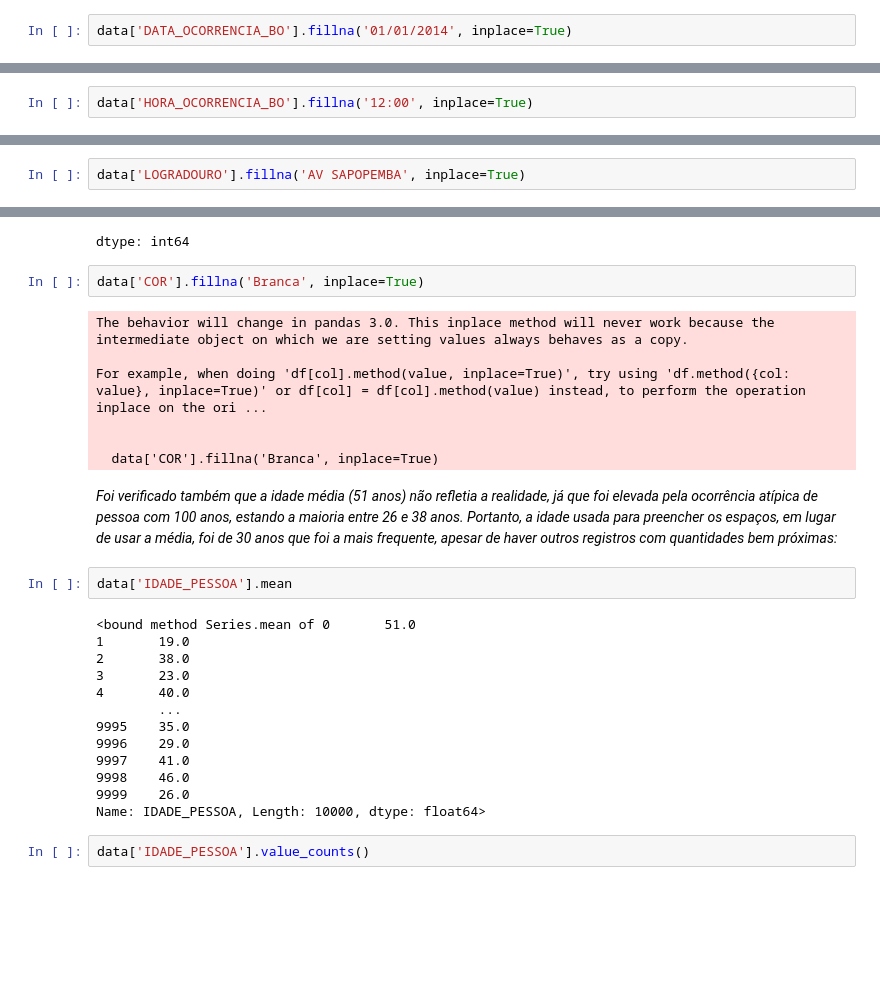
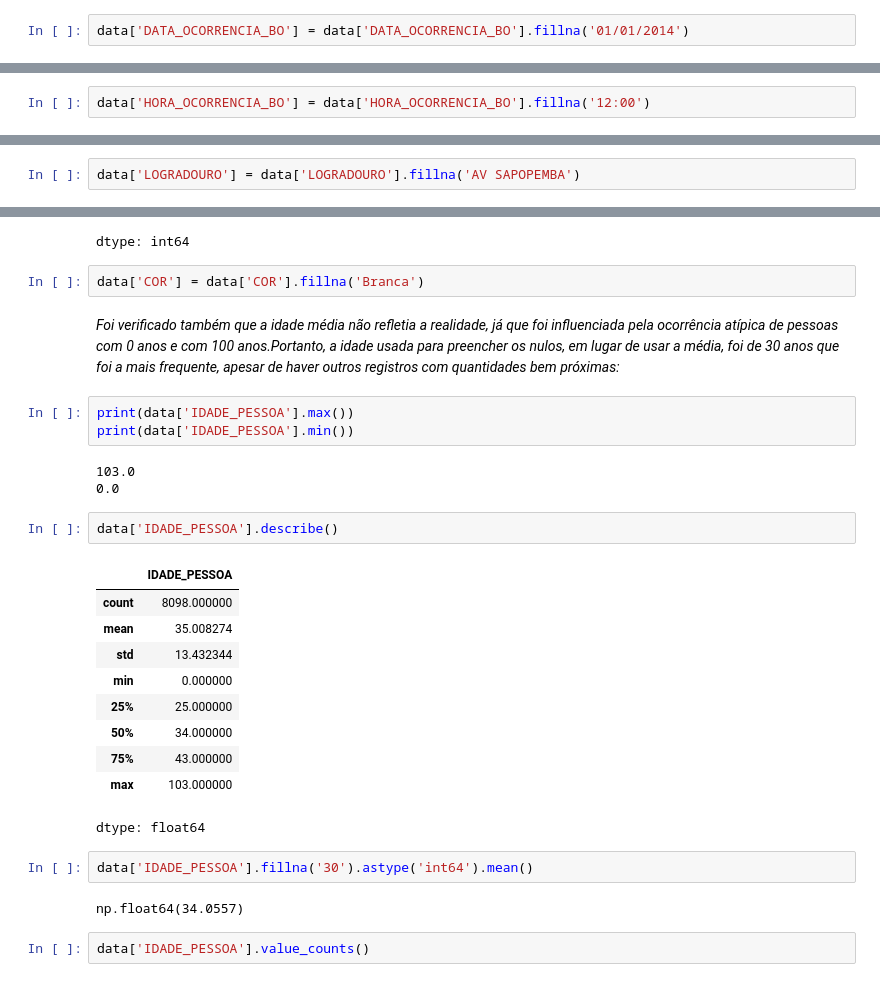
Before and after one commit to debora28/projetoPi_2020-1, a Jupyter notebook: Projeto_data_science_de_criminalidade_em_SP_com_modelo_de_predição.ipynb, the cells around one changed output, grey strips where cells are left out. Drawn from its saved outputs; the diff is of its cells as text; blank space fills up the shorter version.

```diff
--- a/Projeto_data_science_de_criminalidade_em_SP_com_modelo_de_predição.ipynb
+++ b/Projeto_data_science_de_criminalidade_em_SP_com_modelo_de_predição.ipynb
@@ -290,4 +269,4 @@ data['DATA_OCORRENCIA_BO'].value_counts()
 155 rows × 1 columns
 dtype: int64
 # %%
-data['DATA_OCORRENCIA_BO'].fillna('01/01/2014', inplace=True)
+data['DATA_OCORRENCIA_BO'] = data['DATA_OCORRENCIA_BO'].fillna('01/01/2014')
@@ -323,4 +295,4 @@ data['HORA_OCORRENCIA_BO'].value_counts()
 484 rows × 1 columns
 dtype: int64
 # %%
-data['HORA_OCORRENCIA_BO'].fillna('12:00', inplace=True)
+data['HORA_OCORRENCIA_BO'] = data['HORA_OCORRENCIA_BO'].fillna('12:00')
@@ -356,4 +321,4 @@ data['LOGRADOURO'].value_counts()
 3186 rows × 1 columns
 dtype: int64
 # %%
-data['LOGRADOURO'].fillna('AV SAPOPEMBA', inplace=True)
+data['LOGRADOURO'] = data['LOGRADOURO'].fillna('AV SAPOPEMBA')
@@ -378,31 +336,32 @@ data['COR'].value_counts()
 | Amarela | 36 |
 dtype: int64
 # %%
-data['COR'].fillna('Branca', inplace=True)
+data['COR'] = data['COR'].fillna('Branca')
-# %% [output]
-The behavior will change in pandas 3.0. This inplace method will never work because the intermediate object on which we are setting values always behaves as a copy.
-
-For example, when doing 'df[col].method(value, inplace=True)', try using 'df.method({col: value}, inplace=True)' or df[col] = df[col].method(value) instead, to perform the operation inplace on the ori ...
-
-
-  data['COR'].fillna('Branca', inplace=True)
 # %% [markdown]
-*Foi verificado também que a idade média (51 anos) não refletia a realidade, já que foi elevada pela ocorrência atípica de pessoa com 100 anos, estando a maioria entre 26 e 38 anos. Portanto, a idade usada para preencher os espaços, em lugar de usar a média, foi de 30 anos que foi a mais frequente, apesar de haver outros registros com quantidades bem próximas:*
+*Foi verificado também que a idade média não refletia a realidade, já que foi influenciada pela ocorrência atípica de pessoas com 0 anos e com 100 anos.Portanto, a idade usada para preencher os nulos, em lugar de usar a média, foi de 30 anos que foi a mais frequente, apesar de haver outros registros com quantidades bem próximas:*
+# %%
+print(data['IDADE_PESSOA'].max())
+print(data['IDADE_PESSOA'].min())
+# %% [output]
+103.0
+0.0
 # %%
-data['IDADE_PESSOA'].mean
+data['IDADE_PESSOA'].describe()
 # %% [output]
+|  | IDADE_PESSOA |
+| count | 8098.000000 |
+| mean | 35.008274 |
+| std | 13.432344 |
+| min | 0.000000 |
+| 25% | 25.000000 |
+| 50% | 34.000000 |
+| 75% | 43.000000 |
+| max | 103.000000 |
-<bound method Series.mean of 0       51.0
-1       19.0
-2       38.0
-3       23.0
-4       40.0
-        ...
-9995    35.0
-9996    29.0
-9997    41.0
-9998    46.0
-9999    26.0
-Name: IDADE_PESSOA, Length: 10000, dtype: float64>
+dtype: float64
+# %%
+data['IDADE_PESSOA'].fillna('30').astype('int64').mean()
+# %% [output]
+np.float64(34.0557)
 # %%
 data['IDADE_PESSOA'].value_counts()
 # %% [output]
```
Also changed, not shown: parts of 18 cells of this notebook.
